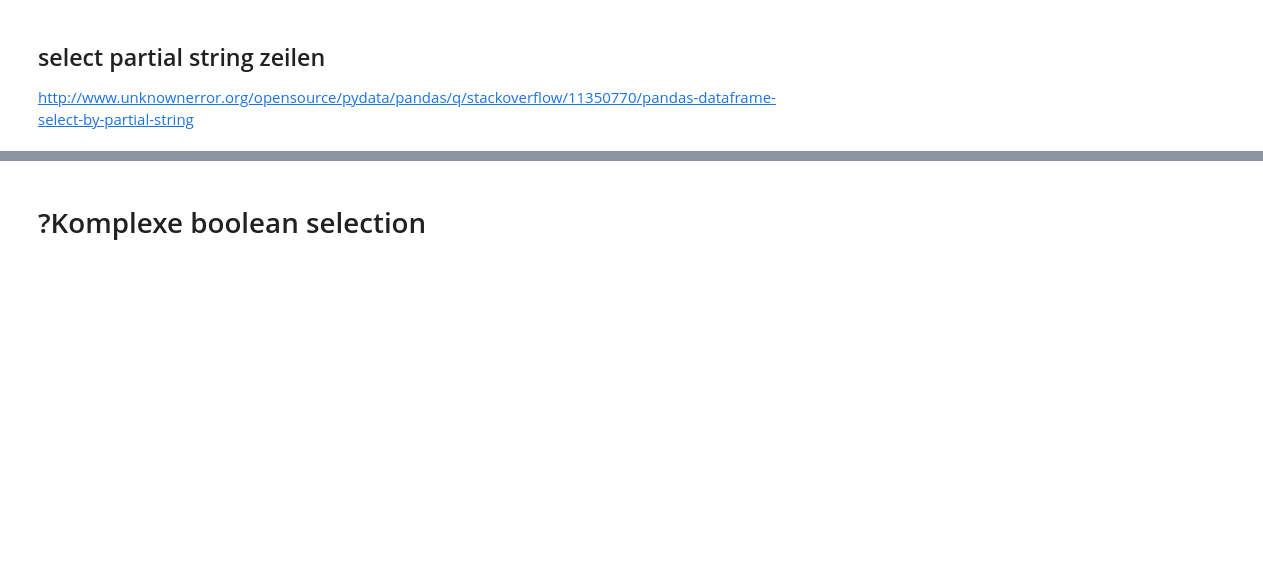
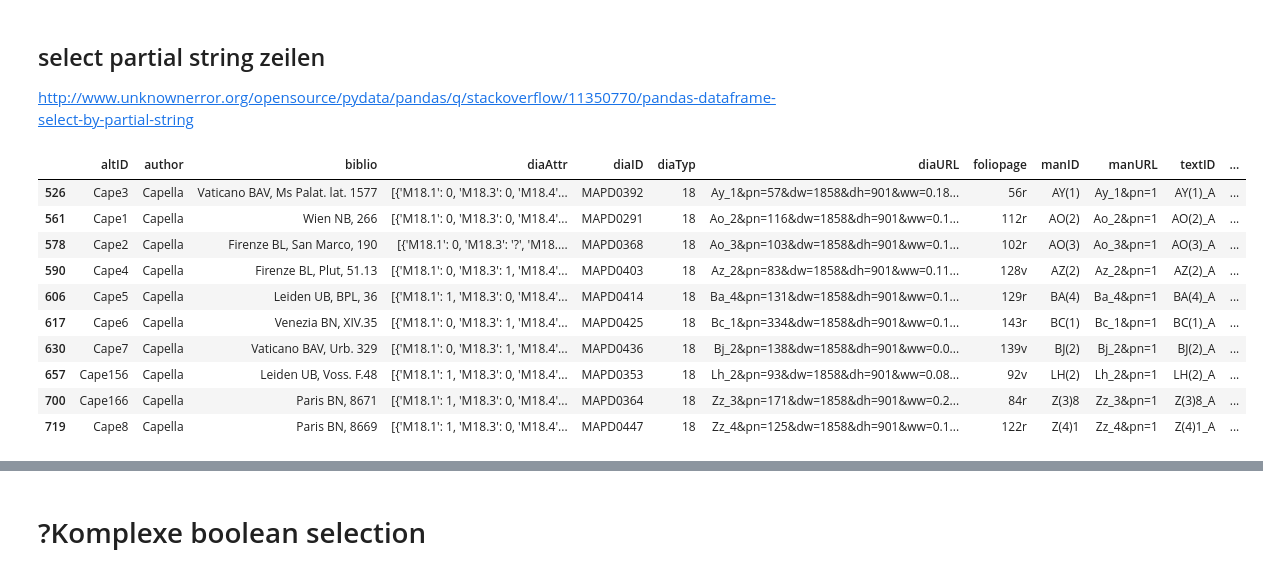
Before and after one commit to grasshoff/ComputationalHistoryScience, a Jupyter notebook: DiagramsAnalytics.ipynb, the cells around one changed output, grey strips where cells are left out. Drawn from its saved outputs; the diff is of its cells as text; code cells hidden in the pictures; blank space fills up the shorter version.

```diff
--- a/DiagramsAnalytics.ipynb
+++ b/DiagramsAnalytics.ipynb
@@ -51,6 +51,19 @@ diagrams[diagrams.diaTyp==8].head(2)
 
 http://www.unknownerror.org/opensource/pydata/pandas/q/stackoverflow/11350770/pandas-dataframe-select-by-partial-string
 # %%
-dia9cent=diagrams[diagrams['year'].str.contains('IX')==True].head(3)
+dia9cent=diagrams[(diagrams['year'].str.contains('X')==True)&(diagrams['diaTyp']==18)]
+dia9cent
+# %% [output]
+|  | altID | author | biblio | diaAttr | diaID | diaTyp | diaURL | foliopage | manID | manURL | textID | ... |
+| 526 | Cape3 | Capella | Vaticano BAV, Ms Palat. lat. 1577 | [{'M18.1': 0, 'M18.3': 0, 'M18.4'... | MAPD0392 | 18 | Ay_1&pn=57&dw=1858&dh=901&ww=0.18... | 56r | AY(1) | Ay_1&pn=1 | AY(1)_A | ... |
+| 561 | Cape1 | Capella | Wien NB, 266 | [{'M18.1': 0, 'M18.3': 0, 'M18.4'... | MAPD0291 | 18 | Ao_2&pn=116&dw=1858&dh=901&ww=0.1... | 112r | AO(2) | Ao_2&pn=1 | AO(2)_A | ... |
+| 578 | Cape2 | Capella | Firenze BL, San Marco, 190 | [{'M18.1': 0, 'M18.3': '?', 'M18.... | MAPD0368 | 18 | Ao_3&pn=103&dw=1858&dh=901&ww=0.1... | 102r | AO(3) | Ao_3&pn=1 | AO(3)_A | ... |
+| 590 | Cape4 | Capella | Firenze BL, Plut, 51.13 | [{'M18.1': 0, 'M18.3': 1, 'M18.4'... | MAPD0403 | 18 | Az_2&pn=83&dw=1858&dh=901&ww=0.11... | 128v | AZ(2) | Az_2&pn=1 | AZ(2)_A | ... |
+| 606 | Cape5 | Capella | Leiden UB, BPL, 36 | [{'M18.1': 1, 'M18.3': 0, 'M18.4'... | MAPD0414 | 18 | Ba_4&pn=131&dw=1858&dh=901&ww=0.1... | 129r | BA(4) | Ba_4&pn=1 | BA(4)_A | ... |
+| 617 | Cape6 | Capella | Venezia BN, XIV.35 | [{'M18.1': 0, 'M18.3': 1, 'M18.4'... | MAPD0425 | 18 | Bc_1&pn=334&dw=1858&dh=901&ww=0.1... | 143r | BC(1) | Bc_1&pn=1 | BC(1)_A | ... |
+| 630 | Cape7 | Capella | Vaticano BAV, Urb. 329 | [{'M18.1': 0, 'M18.3': 1, 'M18.4'... | MAPD0436 | 18 | Bj_2&pn=138&dw=1858&dh=901&ww=0.0... | 139v | BJ(2) | Bj_2&pn=1 | BJ(2)_A | ... |
+| 657 | Cape156 | Capella | Leiden UB, Voss. F.48 | [{'M18.1': 1, 'M18.3': 0, 'M18.4'... | MAPD0353 | 18 | Lh_2&pn=93&dw=1858&dh=901&ww=0.08... | 92v | LH(2) | Lh_2&pn=1 | LH(2)_A | ... |
+| 700 | Cape166 | Capella | Paris BN, 8671 | [{'M18.1': 1, 'M18.3': 0, 'M18.4'... | MAPD0364 | 18 | Zz_3&pn=171&dw=1858&dh=901&ww=0.2... | 84r | Z(3)8 | Zz_3&pn=1 | Z(3)8_A | ... |
+| 719 | Cape8 | Capella | Paris BN, 8669 | [{'M18.1': 1, 'M18.3': 0, 'M18.4'... | MAPD0447 | 18 | Zz_4&pn=125&dw=1858&dh=901&ww=0.1... | 122r | Z(4)1 | Zz_4&pn=1 | Z(4)1_A | ... |
 # %%
 # see above answer
```
Also changed, not shown: parts of 13 cells of this notebook.
